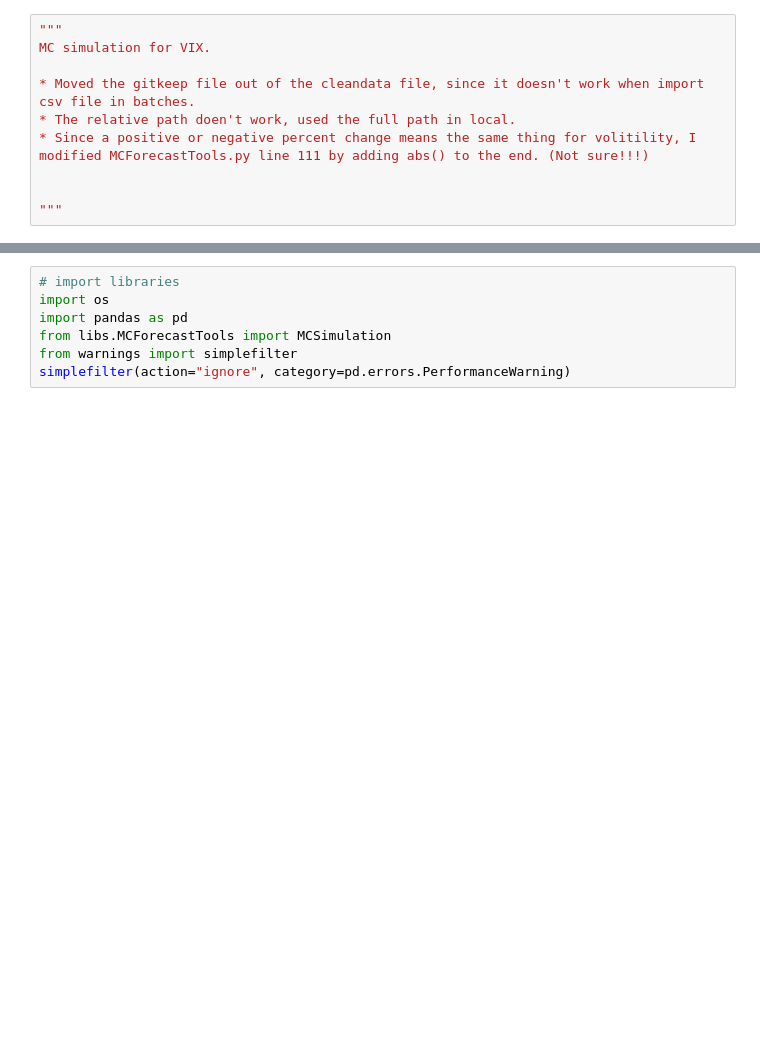
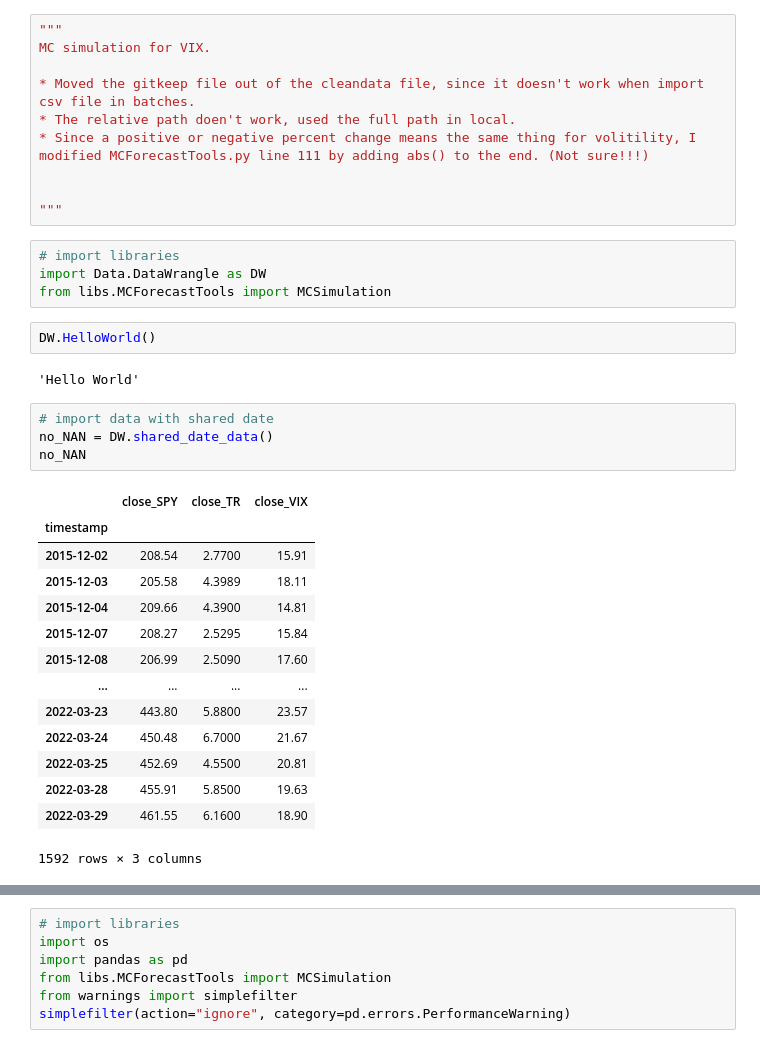
Before and after one commit to JoeHGeoghegan/VIX_Timing_The_Market, a Jupyter notebook: Notebooks/Ying.ipynb, the cells around one changed output, grey strips where cells are left out. Drawn from its saved outputs; the diff is of its cells as text; blank space fills up the shorter version.

```diff
--- a/Notebooks/Ying.ipynb
+++ b/Notebooks/Ying.ipynb
@@ -8,3 +8,30 @@ MC simulation for VIX.
 
 
 """
+# %%
+# import libraries
+import Data.DataWrangle as DW
+from libs.MCForecastTools import MCSimulation
+# %%
+DW.HelloWorld()
+# %% [output]
+'Hello World'
+# %%
+# import data with shared date
+no_NAN = DW.shared_date_data()
+no_NAN
+# %% [output]
+|  | close_SPY | close_TR | close_VIX |
+| timestamp |  |  |  |
+| 2015-12-02 | 208.54 | 2.7700 | 15.91 |
+| 2015-12-03 | 205.58 | 4.3989 | 18.11 |
+| 2015-12-04 | 209.66 | 4.3900 | 14.81 |
+| 2015-12-07 | 208.27 | 2.5295 | 15.84 |
+| 2015-12-08 | 206.99 | 2.5090 | 17.60 |
+| ... | ... | ... | ... |
+| 2022-03-23 | 443.80 | 5.8800 | 23.57 |
+| 2022-03-24 | 450.48 | 6.7000 | 21.67 |
+| 2022-03-25 | 452.69 | 4.5500 | 20.81 |
+| 2022-03-28 | 455.91 | 5.8500 | 19.63 |
+| 2022-03-29 | 461.55 | 6.1600 | 18.90 |
+1592 rows × 3 columns
```
Also changed, not shown: parts of 2 cells of this notebook, 1 other file.
